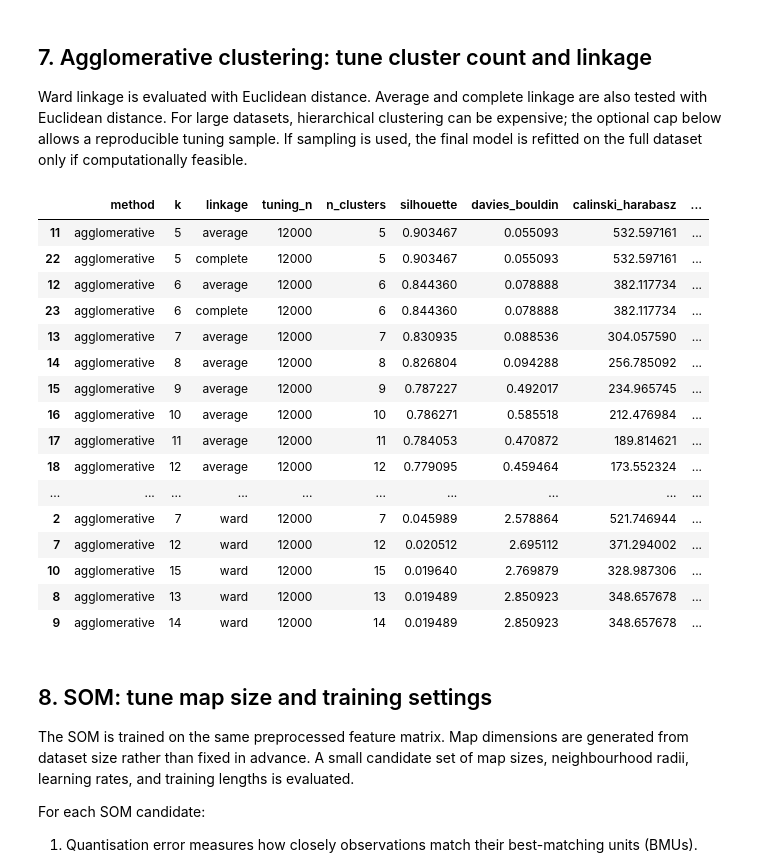
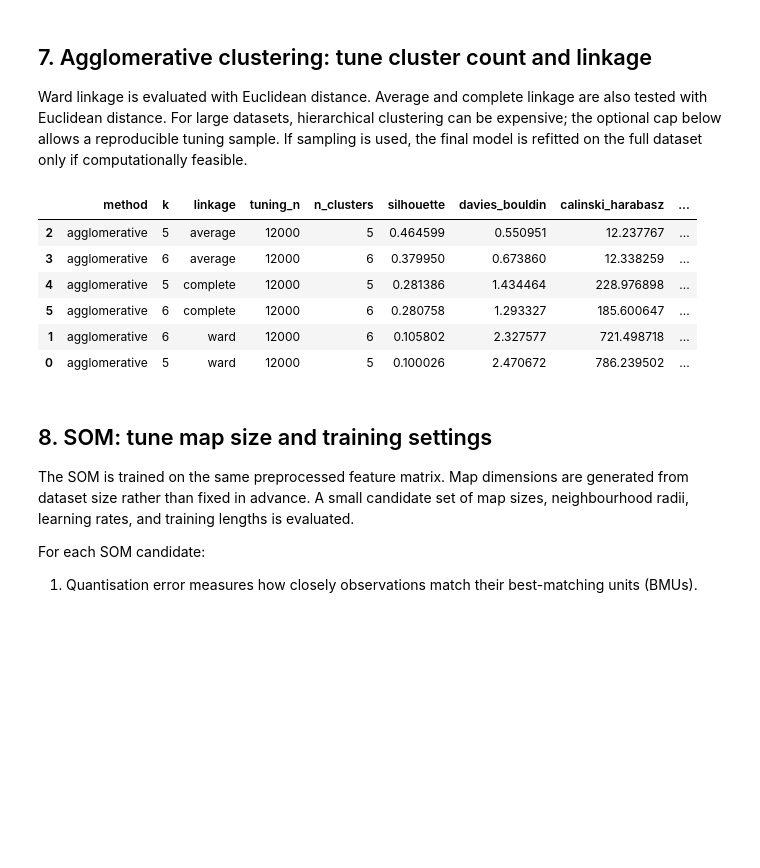
Before and after one commit to Trist4/MOR-assignment3, a Jupyter notebook: clustering_full_dataset.ipynb, the cells around one changed output. Drawn from its saved outputs; the diff is of its cells as text; code cells hidden in the pictures; blank space fills up the shorter version.

```diff
--- a/clustering_full_dataset.ipynb
+++ b/clustering_full_dataset.ipynb
@@ -77,2 +102,32 @@ Xi = impute_train_only(X, tr)
+# %%
+keep = ['arrears_share_of_due',
+ 'bal7_ratio_last',
+ 'cash_share_of_spend',
+ 'committed_share_of_spend',
+ 'crccreditlimit_slog',
+ 'days_since_last_income',
+ 'grp_debt_repayment_share',
+ 'income_cv',
+ 'income_type_p0_rank',
+ 'm0_arrearsamount_slog',
+ 'm0_start_cd_group_CD 1',
+ 'm0_start_cd_group_CD 3',
+ 'm0_total_due_with_arrears_slog',
+ 'n_spend_groups_used',
+ 'no_complete_cycle',
+ 'no_income_detected',
+ 'no_income_seen',
+ 'pay_frequency_weekly',
+ 'product_group_NPDM',
+ 'recent_vs_avg_income',
+ 'run_grp_debt_repayment_slog',
+ 'run_in_income_employment_slog',
+ 'run_in_income_informal_slog',
+ 'run_income_slog',
+ 'run_n_bounced',
+ 'run_n_fees',
+ 'run_n_purchases',
+ 'run_nonessential_slog',
+ 'unemployed_now']
 # %%
-Xi
+Xi = X[keep].copy()
@@ -233,7 +273,7 @@ def bootstrap_rate_intervals(labels, target, repeats=BOOTSTRAP_REPEATS, seed=RAN
 # Candidate k values adapt to the number of observations.
 n = len(X)
 k_max = min(15, max(5, int(np.sqrt(n / 2))))
-k_values = range(5, k_max + 1)
+k_values = [6]
 
 kmeans_rows = []
 kmeans_models = {}
@@ -286,7 +316,7 @@ if n > GMM_TUNING_MAX_ROWS:
 else:
     gmm_idx = np.arange(n)
 X_gmm = X[gmm_idx]
-component_values = range(2, min(10, max(3, int(np.sqrt(len(X_gmm) / 2)))) + 1)
+component_values = range(5, min(7, max(3, int(np.sqrt(len(X_gmm) / 2)))) + 1)
 covariance_types = ["full", "tied", "diag", "spherical"]
 
 for covariance_type in covariance_types:
@@ -344,51 +371,41 @@ if n > AGGLOMERATIVE_MAX_ROWS:
     agg_idx = np.sort(rng.choice(n, AGGLOMERATIVE_MAX_ROWS, replace=False))
 else:
     agg_idx = np.arange(n)
 
 X_agg = X[agg_idx]
 agg_rows = []
 agg_models = {}
-agg_k_max = min(15, max(5, int(np.sqrt(len(X_agg) / 2))))
+agg_k_max = min(10, max(5, int(np.sqrt(len(X_agg) / 2))))
 
 for linkage in ["ward", "average", "complete"]:
-    for k in range(5, agg_k_max + 1):
+    for k in range(5, 7):
         try:
             model = AgglomerativeClustering(n_clusters=k, linkage=linkage)
             labels = model.fit_predict(X_agg)
             scores = evaluate_labels(X_agg, labels)
             if scores is None:
                 continue
             params = {"k": k, "linkage": linkage, "tuning_n": len(X_agg)}
             agg_rows.append(make_result_row("agglomerative", params, scores))
             agg_models[(k, linkage)] = (model, labels)
         except (ValueError, MemoryError):
             continue
 
 agg_results = pd.DataFrame(agg_rows)
 if not agg_results.empty:
     display(agg_results.sort_values(
         ["silhouette", "davies_bouldin"], ascending=[False, True]
     ))
 else:
     print("No valid agglomerative candidate.")
 # %% [output]
 |  | method | k | linkage | tuning_n | n_clusters | silhouette | davies_bouldin | calinski_harabasz | ... |
-| 11 | agglomerative | 5 | average | 12000 | 5 | 0.903467 | 0.055093 | 532.597161 | ... |
-| 22 | agglomerative | 5 | complete | 12000 | 5 | 0.903467 | 0.055093 | 532.597161 | ... |
-| 12 | agglomerative | 6 | average | 12000 | 6 | 0.844360 | 0.078888 | 382.117734 | ... |
-| 23 | agglomerative | 6 | complete | 12000 | 6 | 0.844360 | 0.078888 | 382.117734 | ... |
-| 13 | agglomerative | 7 | average | 12000 | 7 | 0.830935 | 0.088536 | 304.057590 | ... |
-| 14 | agglomerative | 8 | average | 12000 | 8 | 0.826804 | 0.094288 | 256.785092 | ... |
-| 15 | agglomerative | 9 | average | 12000 | 9 | 0.787227 | 0.492017 | 234.965745 | ... |
-| 16 | agglomerative | 10 | average | 12000 | 10 | 0.786271 | 0.585518 | 212.476984 | ... |
-| 17 | agglomerative | 11 | average | 12000 | 11 | 0.784053 | 0.470872 | 189.814621 | ... |
-| 18 | agglomerative | 12 | average | 12000 | 12 | 0.779095 | 0.459464 | 173.552324 | ... |
-| ... | ... | ... | ... | ... | ... | ... | ... | ... | ... |
-| 2 | agglomerative | 7 | ward | 12000 | 7 | 0.045989 | 2.578864 | 521.746944 | ... |
-| 7 | agglomerative | 12 | ward | 12000 | 12 | 0.020512 | 2.695112 | 371.294002 | ... |
-| 10 | agglomerative | 15 | ward | 12000 | 15 | 0.019640 | 2.769879 | 328.987306 | ... |
-| 8 | agglomerative | 13 | ward | 12000 | 13 | 0.019489 | 2.850923 | 348.657678 | ... |
-| 9 | agglomerative | 14 | ward | 12000 | 14 | 0.019489 | 2.850923 | 348.657678 | ... |
+| 2 | agglomerative | 5 | average | 12000 | 5 | 0.464599 | 0.550951 | 12.237767 | ... |
+| 3 | agglomerative | 6 | average | 12000 | 6 | 0.379950 | 0.673860 | 12.338259 | ... |
+| 4 | agglomerative | 5 | complete | 12000 | 5 | 0.281386 | 1.434464 | 228.976898 | ... |
+| 5 | agglomerative | 6 | complete | 12000 | 6 | 0.280758 | 1.293327 | 185.600647 | ... |
+| 1 | agglomerative | 6 | ward | 12000 | 6 | 0.105802 | 2.327577 | 721.498718 | ... |
+| 0 | agglomerative | 5 | ward | 12000 | 5 | 0.100026 | 2.470672 | 786.239502 | ... |
 # %% [markdown]
 ## 8. SOM: tune map size and training settings
 
```
Also changed, not shown: parts of 20 cells of this notebook, 14 other files.
